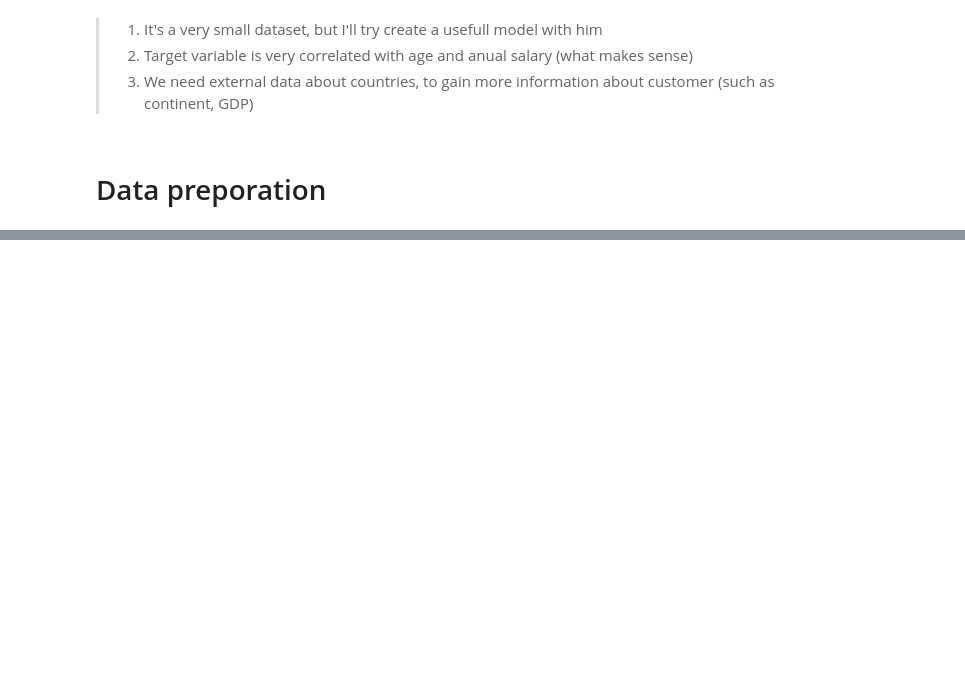
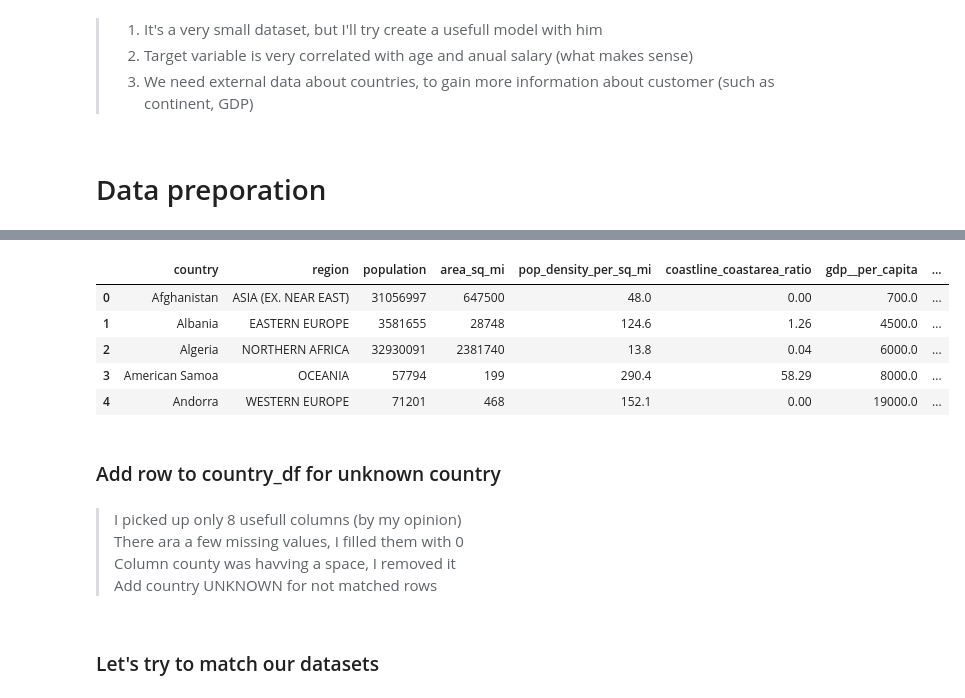
Before and after one commit to rzabolotin/ml_zoomcamp_2022_project_1, a Jupyter notebook: notebooks/1. EDA & data preparation.ipynb, the cells around one changed output, grey strips where cells are left out. Cells and saved outputs as stored; diff of their text form; code cells hidden in the pictures; blank space fills up the shorter version.

```diff
--- a/notebooks/1. EDA & data preparation.ipynb
+++ b/notebooks/1. EDA & data preparation.ipynb
@@ -185,0 +212,19 @@ plt.show()
+# %%
+countries_df = pd.read_csv("../data/raw/countries_of_the_world.csv", decimal=",")
+countries_columns = [
+    "Country",
+    "Region",
+    "Population",
+    "Area (sq. mi.)",
+    "Pop. Density (per sq. mi.)",
+    "Coastline (coast/area ratio)",
+    "GDP ($ per capita)",
+    "Birthrate",
+    "Deathrate"
+
+]
+countries_df = countries_df[countries_columns]
+countries_df.columns = countries_df.columns\
+    .str.replace(" ", "_")\
+    .str.replace("[-|(|)|\.|//|\$|\%]","", regex=True)\
+    .str.lower()
@@ -185,0 +257,15 @@ plt.show()
+# %%
+countries_df.fillna(0, inplace=True)
+# %%
+countries_df.country = countries_df.country.str.strip()
+# %%
+countries_df.head()
+# %% [output]
+|  | country | region | population | area_sq_mi | pop_density_per_sq_mi | coastline_coastarea_ratio | gdp__per_capita | ... |
+| 0 | Afghanistan | ASIA (EX. NEAR EAST) | 31056997 | 647500 | 48.0 | 0.00 | 700.0 | ... |
+| 1 | Albania | EASTERN EUROPE | 3581655 | 28748 | 124.6 | 1.26 | 4500.0 | ... |
+| 2 | Algeria | NORTHERN AFRICA | 32930091 | 2381740 | 13.8 | 0.04 | 6000.0 | ... |
+| 3 | American Samoa | OCEANIA | 57794 | 199 | 290.4 | 58.29 | 8000.0 | ... |
+| 4 | Andorra | WESTERN EUROPE | 71201 | 468 | 152.1 | 0.00 | 19000.0 | ... |
+# %% [markdown]
+### Add row to country_df for unknown country
@@ -185,0 +286,7 @@ plt.show()
+# %% [markdown]
+> I picked up only 8 usefull columns (by my opinion)
+> There ara a few missing values, I filled them with 0
+> Column county was havving a space, I removed it
+> Add country UNKNOWN for not matched rows
+# %% [markdown]
+### Let's try to match our datasets
```
Also changed, not shown: parts of 30 cells of this notebook, 8 other files.
